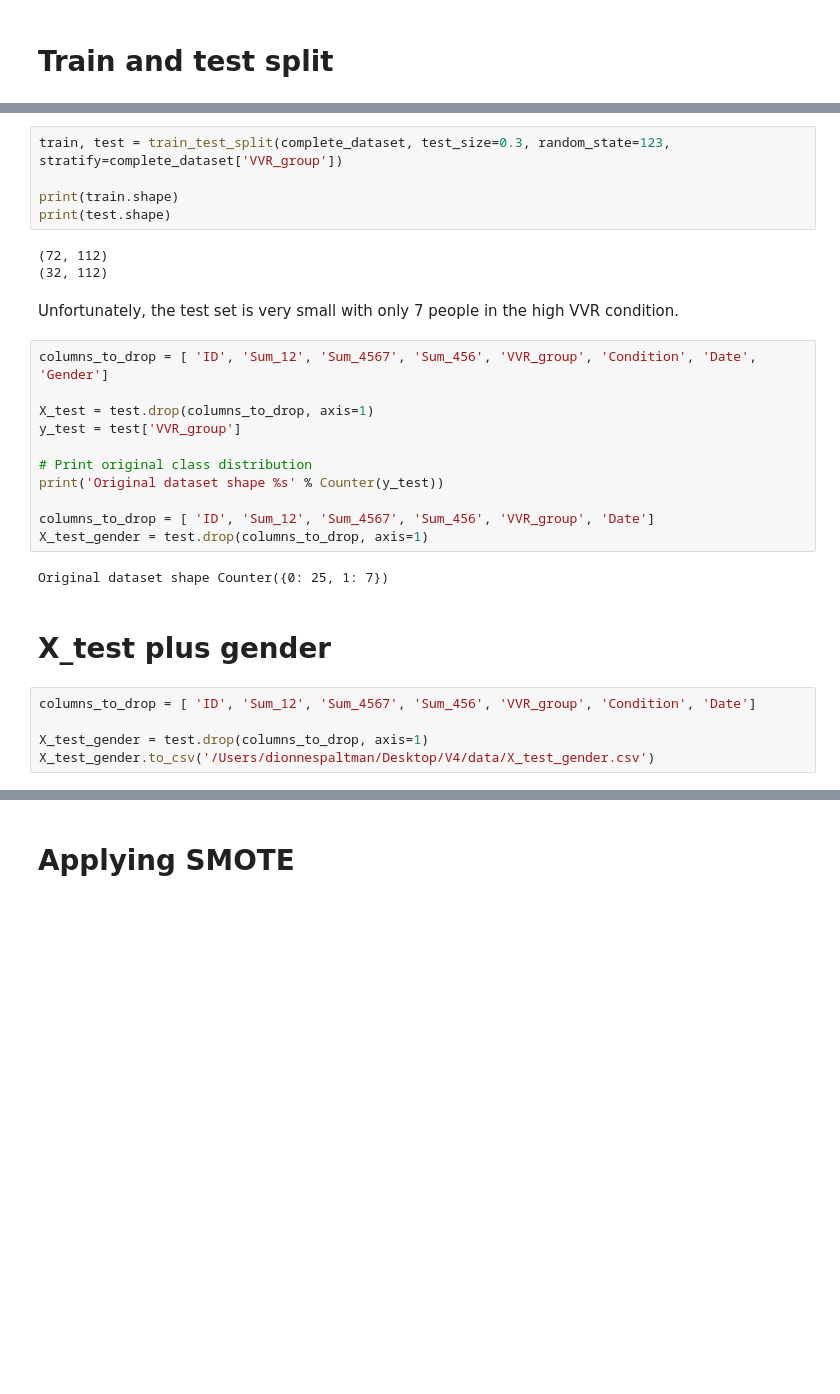
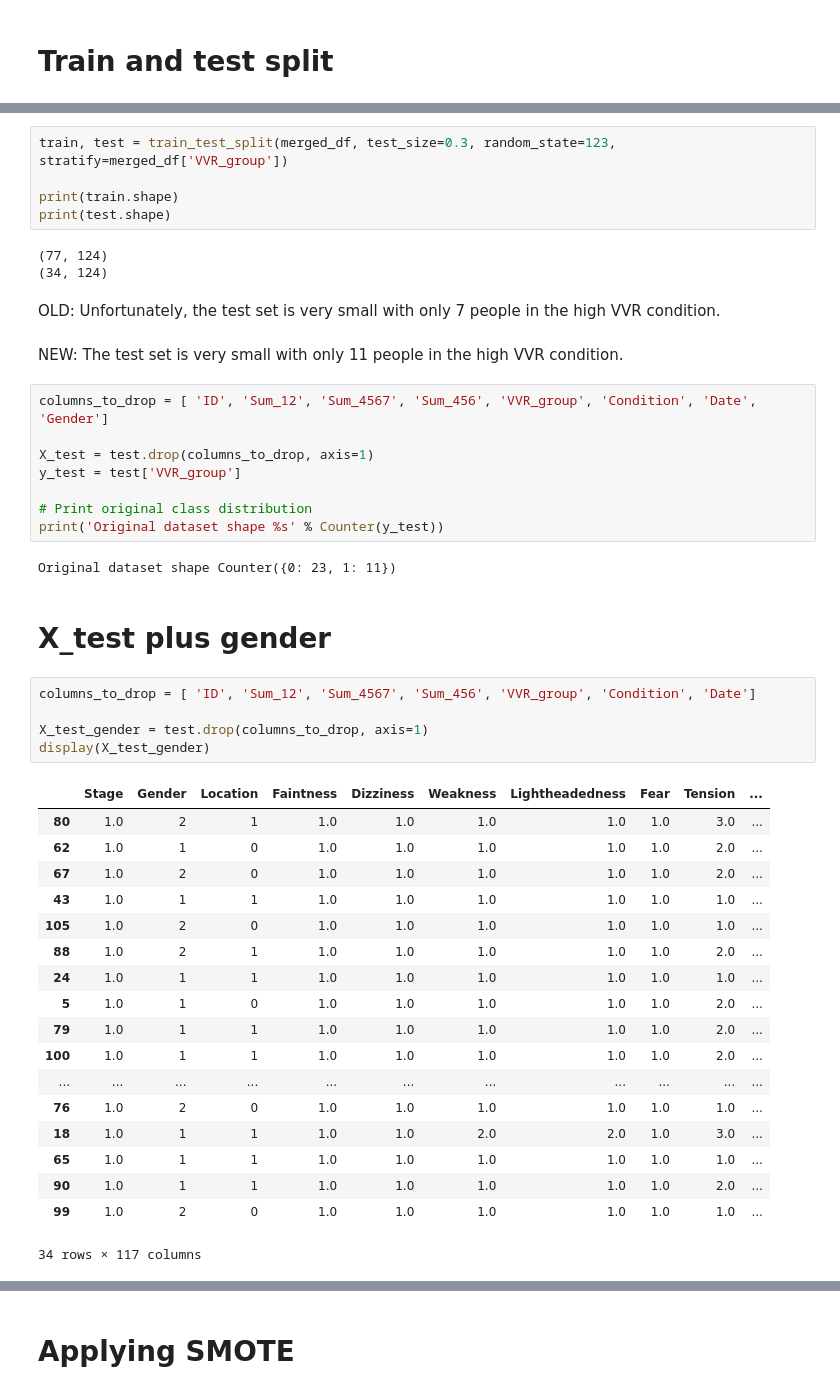
Before and after one commit to DionneSpaltman/predicting_VVR, a Jupyter notebook: models/preparing_data.ipynb, the cells around one changed output, grey strips where cells are left out. Drawn from its saved outputs; the diff is of its cells as text; blank space fills up the shorter version.

```diff
--- a/models/preparing_data.ipynb
+++ b/models/preparing_data.ipynb
@@ -121,13 +113,15 @@ Naturally, we stratify on VVR_group.
 # %%
-train, test = train_test_split(complete_dataset, test_size=0.3, random_state=123, stratify=complete_dataset['VVR_group'])
+train, test = train_test_split(merged_df, test_size=0.3, random_state=123, stratify=merged_df['VVR_group'])
 
 print(train.shape)
 print(test.shape)
 # %% [output]
-(72, 112)
-(32, 112)
+(77, 124)
+(34, 124)
 # %% [markdown]
-Unfortunately, the test set is very small with only 7 people in the high VVR condition.
+OLD: Unfortunately, the test set is very small with only 7 people in the high VVR condition.
+# %% [markdown]
+NEW: The test set is very small with only 11 people in the high VVR condition.
 # %%
 columns_to_drop = [ 'ID', 'Sum_12', 'Sum_4567', 'Sum_456', 'VVR_group', 'Condition', 'Date', 'Gender']
 
@@ -136,15 +130,31 @@ y_test = test['VVR_group']
 
 # Print original class distribution
 print('Original dataset shape %s' % Counter(y_test))
-
-columns_to_drop = [ 'ID', 'Sum_12', 'Sum_4567', 'Sum_456', 'VVR_group', 'Date']
-X_test_gender = test.drop(columns_to_drop, axis=1)
 # %% [output]
-Original dataset shape Counter({0: 25, 1: 7})
+Original dataset shape Counter({0: 23, 1: 11})
 # %% [markdown]
 # X_test plus gender
 # %%
 columns_to_drop = [ 'ID', 'Sum_12', 'Sum_4567', 'Sum_456', 'VVR_group', 'Condition', 'Date']
 
 X_test_gender = test.drop(columns_to_drop, axis=1)
-X_test_gender.to_csv('/Users/dionnespaltman/Desktop/V4/data/X_test_gender.csv')
+display(X_test_gender)
+# %% [output]
+|  | Stage | Gender | Location | Faintness | Dizziness | Weakness | Lightheadedness | Fear | Tension | ... |
+| 80 | 1.0 | 2 | 1 | 1.0 | 1.0 | 1.0 | 1.0 | 1.0 | 3.0 | ... |
+| 62 | 1.0 | 1 | 0 | 1.0 | 1.0 | 1.0 | 1.0 | 1.0 | 2.0 | ... |
+| 67 | 1.0 | 2 | 0 | 1.0 | 1.0 | 1.0 | 1.0 | 1.0 | 2.0 | ... |
+| 43 | 1.0 | 1 | 1 | 1.0 | 1.0 | 1.0 | 1.0 | 1.0 | 1.0 | ... |
+| 105 | 1.0 | 2 | 0 | 1.0 | 1.0 | 1.0 | 1.0 | 1.0 | 1.0 | ... |
+| 88 | 1.0 | 2 | 1 | 1.0 | 1.0 | 1.0 | 1.0 | 1.0 | 2.0 | ... |
+| 24 | 1.0 | 1 | 1 | 1.0 | 1.0 | 1.0 | 1.0 | 1.0 | 1.0 | ... |
+| 5 | 1.0 | 1 | 0 | 1.0 | 1.0 | 1.0 | 1.0 | 1.0 | 2.0 | ... |
+| 79 | 1.0 | 1 | 1 | 1.0 | 1.0 | 1.0 | 1.0 | 1.0 | 2.0 | ... |
+| 100 | 1.0 | 1 | 1 | 1.0 | 1.0 | 1.0 | 1.0 | 1.0 | 2.0 | ... |
+| ... | ... | ... | ... | ... | ... | ... | ... | ... | ... | ... |
+| 76 | 1.0 | 2 | 0 | 1.0 | 1.0 | 1.0 | 1.0 | 1.0 | 1.0 | ... |
+| 18 | 1.0 | 1 | 1 | 1.0 | 1.0 | 2.0 | 2.0 | 1.0 | 3.0 | ... |
+| 65 | 1.0 | 1 | 1 | 1.0 | 1.0 | 1.0 | 1.0 | 1.0 | 1.0 | ... |
+| 90 | 1.0 | 1 | 1 | 1.0 | 1.0 | 1.0 | 1.0 | 1.0 | 2.0 | ... |
+| 99 | 1.0 | 2 | 0 | 1.0 | 1.0 | 1.0 | 1.0 | 1.0 | 1.0 | ... |
+34 rows × 117 columns
```
Also changed, not shown: parts of 17 cells of this notebook, 2 other files.
